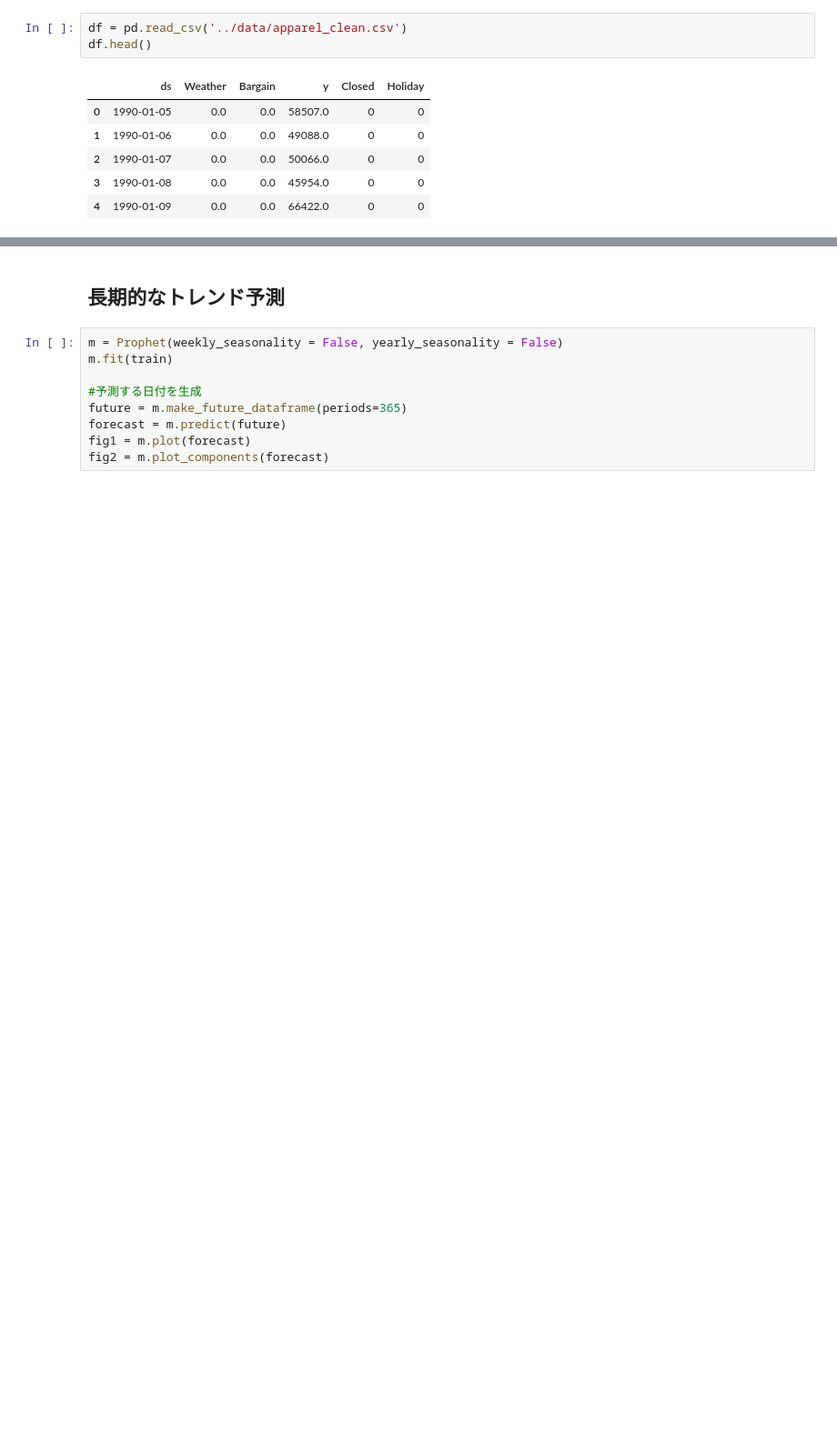
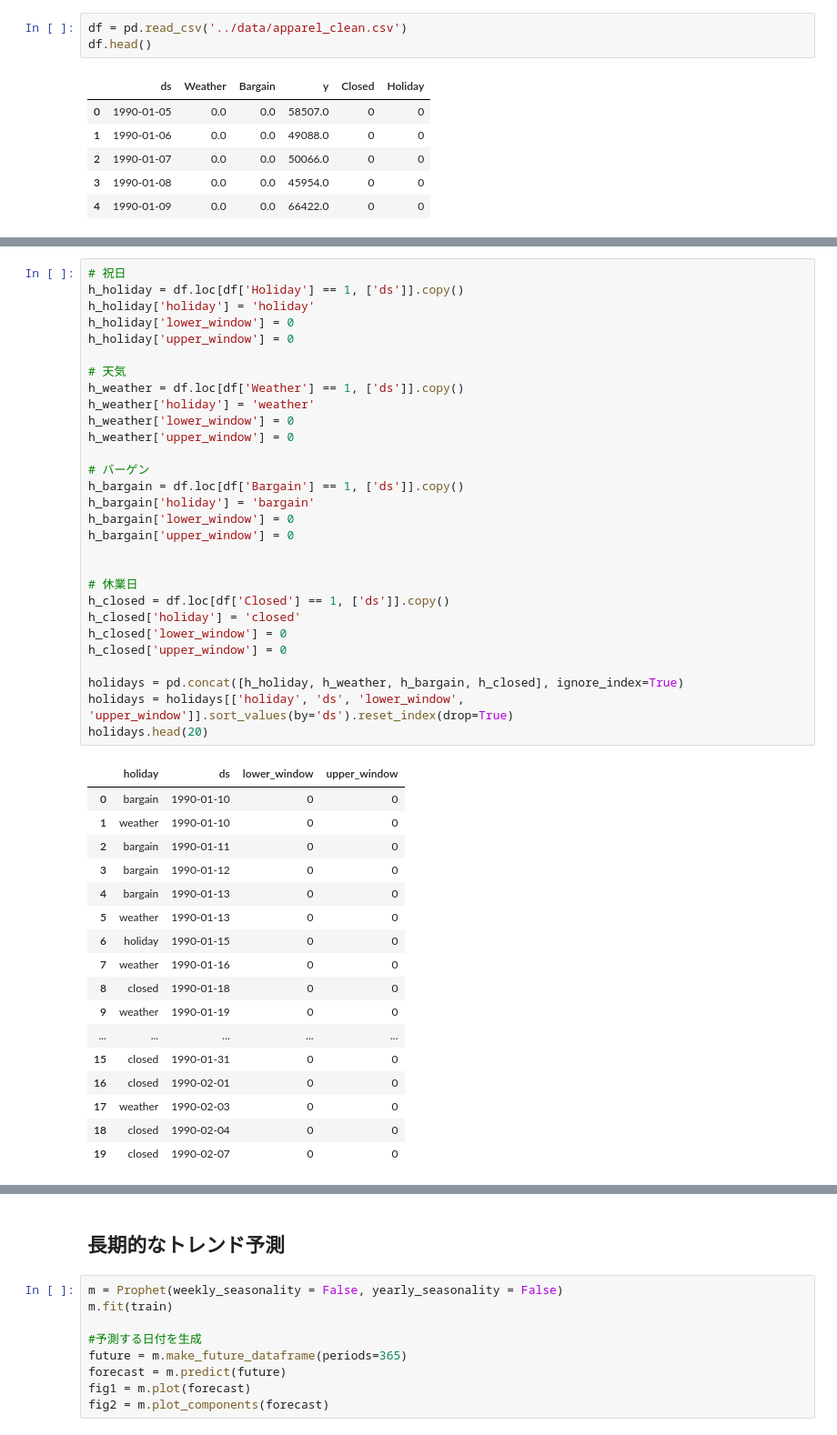
Before and after one commit to yut0takagi/ass-supply-chain-management, a Jupyter notebook: notebook/03_モデリングA.ipynb, the cells around one changed output, grey strips where cells are left out. Shown at 91% size. Drawn from its saved outputs; the diff is of its cells as text; blank space fills up the shorter version.

```diff
--- a/notebook/03_モデリングA.ipynb
+++ b/notebook/03_モデリングA.ipynb
@@ -43 +83,48 @@ test shape: (365, 6)
+# %%
+# 祝日
+h_holiday = df.loc[df['Holiday'] == 1, ['ds']].copy()
+h_holiday['holiday'] = 'holiday'
+h_holiday['lower_window'] = 0
+h_holiday['upper_window'] = 0
+
+# 天気
+h_weather = df.loc[df['Weather'] == 1, ['ds']].copy()
+h_weather['holiday'] = 'weather'
+h_weather['lower_window'] = 0
+h_weather['upper_window'] = 0
+
+# バーゲン
+h_bargain = df.loc[df['Bargain'] == 1, ['ds']].copy()
+h_bargain['holiday'] = 'bargain'
+h_bargain['lower_window'] = 0
+h_bargain['upper_window'] = 0
+
+
+# 休業日
+h_closed = df.loc[df['Closed'] == 1, ['ds']].copy()
+h_closed['holiday'] = 'closed'
+h_closed['lower_window'] = 0
+h_closed['upper_window'] = 0
+
+holidays = pd.concat([h_holiday, h_weather, h_bargain, h_closed], ignore_index=True)
+holidays = holidays[['holiday', 'ds', 'lower_window', 'upper_window']].sort_values(by='ds').reset_index(drop=True)
+holidays.head(20)
+# %% [output]
+|  | holiday | ds | lower_window | upper_window |
+| 0 | bargain | 1990-01-10 | 0 | 0 |
+| 1 | weather | 1990-01-10 | 0 | 0 |
+| 2 | bargain | 1990-01-11 | 0 | 0 |
+| 3 | bargain | 1990-01-12 | 0 | 0 |
+| 4 | bargain | 1990-01-13 | 0 | 0 |
+| 5 | weather | 1990-01-13 | 0 | 0 |
+| 6 | holiday | 1990-01-15 | 0 | 0 |
+| 7 | weather | 1990-01-16 | 0 | 0 |
+| 8 | closed | 1990-01-18 | 0 | 0 |
+| 9 | weather | 1990-01-19 | 0 | 0 |
+| ... | ... | ... | ... | ... |
+| 15 | closed | 1990-01-31 | 0 | 0 |
+| 16 | closed | 1990-02-01 | 0 | 0 |
+| 17 | weather | 1990-02-03 | 0 | 0 |
+| 18 | closed | 1990-02-04 | 0 | 0 |
+| 19 | closed | 1990-02-07 | 0 | 0 |
 # %%
```
Also changed, not shown: parts of 13 cells of this notebook, 5 other files.
